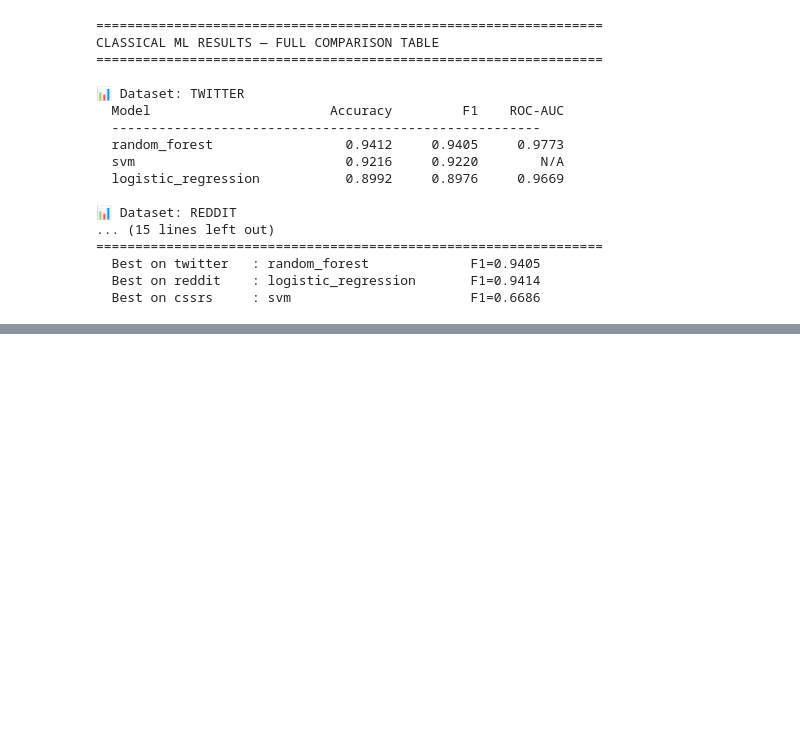
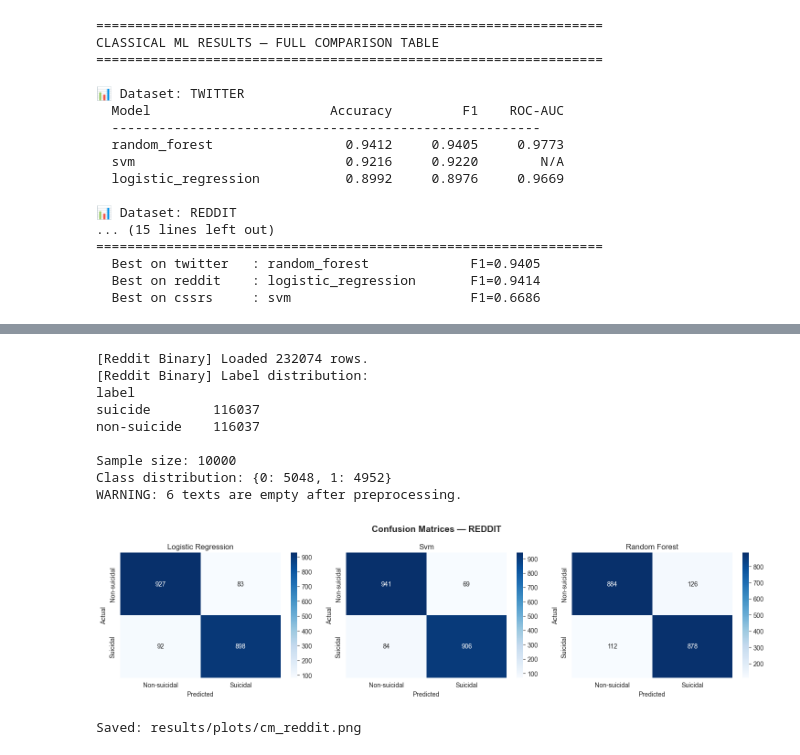
Before and after one commit to alinaerkul/suicidality-nlp, a Jupyter notebook: notebooks/02_ml_results.ipynb, the cells around one changed output, grey strips where cells are left out. Cells and saved outputs as stored; diff of their text form; code cells hidden in the pictures; blank space fills up the shorter version.

```diff
--- a/notebooks/02_ml_results.ipynb
+++ b/notebooks/02_ml_results.ipynb
@@ -182,0 +239,25 @@ CLASSICAL ML MODELS — KEY FINDINGS
+# %%
+# ── Reddit (sample 10,000 for speed) ──────────────────────────────
+df_rd = load_reddit_binary('data/raw/Suicide_Detection.csv')
+df_rd = apply_binary_mapping(df_rd, 'reddit_binary')
+
+# Sample 10,000 posts — enough for visualisation
+# random_state=42 гарантирует воспроизводимость выборки
+df_rd_sample = df_rd.sample(10000, random_state=42).reset_index(drop=True)
+
+print(f'Sample size: {len(df_rd_sample)}')
+print(f'Class distribution: {df_rd_sample["binary_label"].value_counts().to_dict()}')
+
+plot_confusion_matrices('reddit', df_rd_sample['text'], df_rd_sample['binary_label'])
+# %% [output]
+[Reddit Binary] Loaded 232074 rows.
+[Reddit Binary] Label distribution:
+label
+suicide        116037
+non-suicide    116037
+
+Sample size: 10000
+Class distribution: {0: 5048, 1: 4952}
+WARNING: 6 texts are empty after preprocessing.
+[figure, added]
+Saved: results/plots/cm_reddit.png
```
Also changed, not shown: parts of 5 cells of this notebook, 12 other files.
